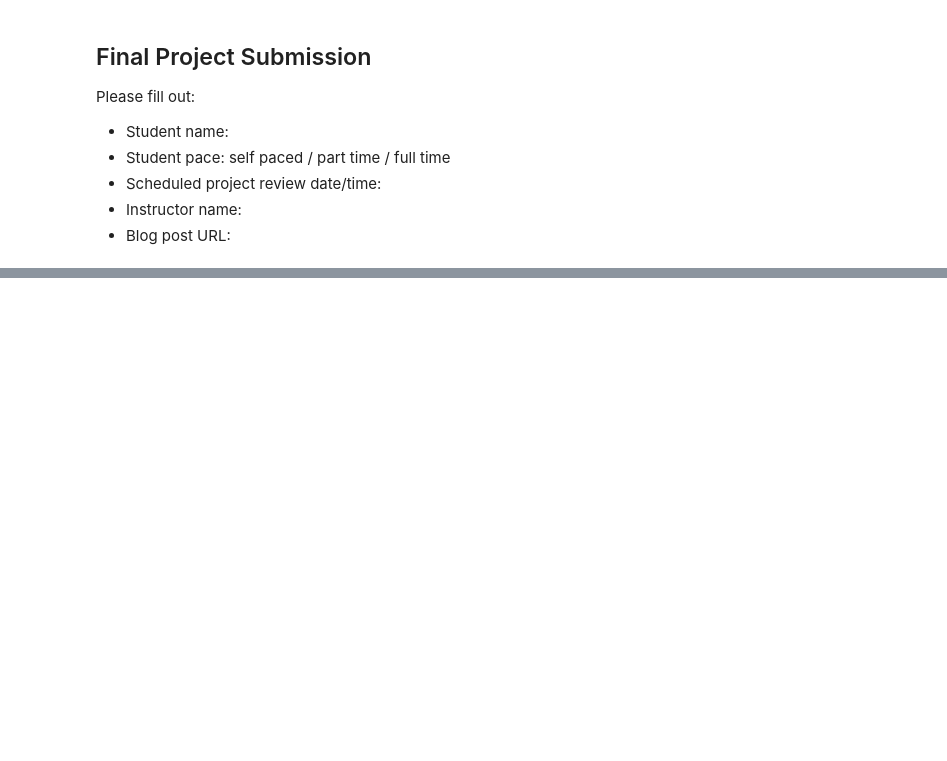
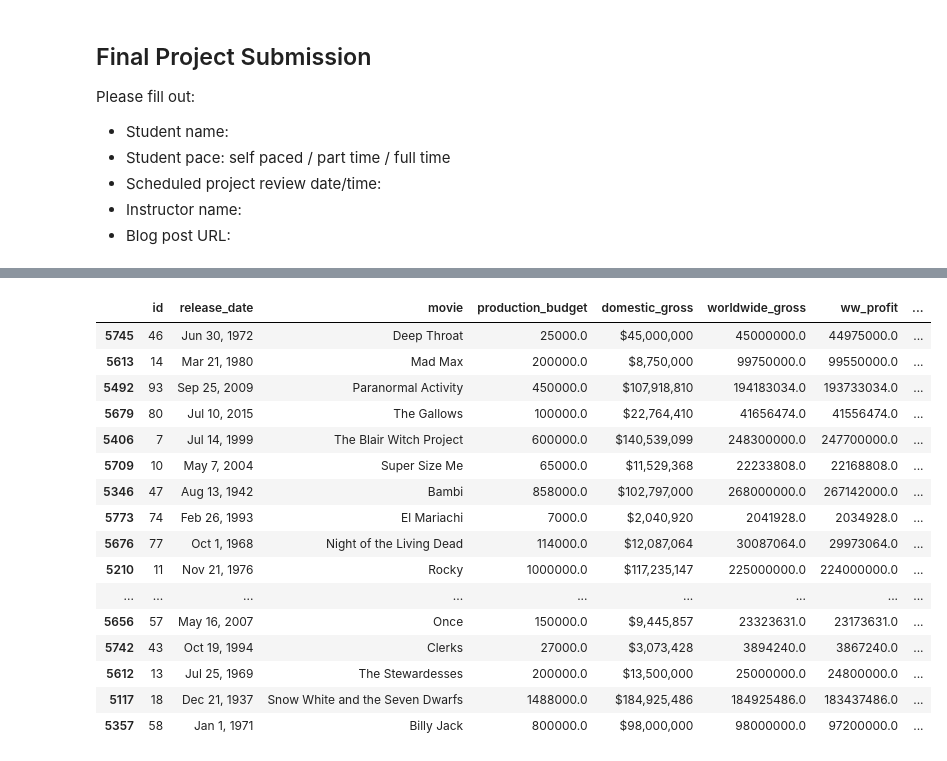
Before and after one commit to Wingaero/Phase-2-Project, a Jupyter notebook: mason.ipynb, the cells around one changed output, grey strips where cells are left out. Cells and saved outputs as stored; diff of their text form; code cells hidden in the pictures; blank space fills up the shorter version.

```diff
--- a/mason.ipynb
+++ b/mason.ipynb
@@ -26,0 +81,8 @@ FileNotFoundError: [Errno 2] No such file or directory: './Phase-2-Project/data/
+# %%
+# Converting worldwide_gross to float
+
+remove_dollar = lambda x: float(x.replace('$', ''))
+
+tn_budgets_df['worldwide_gross'] = tn_budgets_df['worldwide_gross'].str.replace(',', '')
+tn_budgets_df['worldwide_gross'] = tn_budgets_df['worldwide_gross'].apply(remove_dollar)
+tn_budgets_df.head()
@@ -26,0 +96,8 @@ FileNotFoundError: [Errno 2] No such file or directory: './Phase-2-Project/data/
+# %%
+# Converting worldwide_gross to float
+
+remove_dollar = lambda x: float(x.replace('$', ''))
+
+tn_budgets_df['production_budget'] = tn_budgets_df['production_budget'].str.replace(',', '')
+tn_budgets_df['production_budget'] = tn_budgets_df['production_budget'].apply(remove_dollar)
+tn_budgets_df.head()
@@ -26,0 +127,24 @@ FileNotFoundError: [Errno 2] No such file or directory: './Phase-2-Project/data/
+# %%
+tn_budgets_df['ww_profit_ratio'] = tn_budgets_df['worldwide_gross'] / tn_budgets_df['production_budget']
+# %%
+tn_budgets_df['ww_profit'] = tn_budgets_df['worldwide_gross'] - tn_budgets_df['production_budget']
+# %%
+tn_budgets_df.sort_values(by= ['ww_profit_ratio'], ascending = False).head(20)
+# %% [output]
+|  | id | release_date | movie | production_budget | domestic_gross | worldwide_gross | ww_profit | ... |
+| 5745 | 46 | Jun 30, 1972 | Deep Throat | 25000.0 | $45,000,000 | 45000000.0 | 44975000.0 | ... |
+| 5613 | 14 | Mar 21, 1980 | Mad Max | 200000.0 | $8,750,000 | 99750000.0 | 99550000.0 | ... |
+| 5492 | 93 | Sep 25, 2009 | Paranormal Activity | 450000.0 | $107,918,810 | 194183034.0 | 193733034.0 | ... |
+| 5679 | 80 | Jul 10, 2015 | The Gallows | 100000.0 | $22,764,410 | 41656474.0 | 41556474.0 | ... |
+| 5406 | 7 | Jul 14, 1999 | The Blair Witch Project | 600000.0 | $140,539,099 | 248300000.0 | 247700000.0 | ... |
+| 5709 | 10 | May 7, 2004 | Super Size Me | 65000.0 | $11,529,368 | 22233808.0 | 22168808.0 | ... |
+| 5346 | 47 | Aug 13, 1942 | Bambi | 858000.0 | $102,797,000 | 268000000.0 | 267142000.0 | ... |
+| 5773 | 74 | Feb 26, 1993 | El Mariachi | 7000.0 | $2,040,920 | 2041928.0 | 2034928.0 | ... |
+| 5676 | 77 | Oct 1, 1968 | Night of the Living Dead | 114000.0 | $12,087,064 | 30087064.0 | 29973064.0 | ... |
+| 5210 | 11 | Nov 21, 1976 | Rocky | 1000000.0 | $117,235,147 | 225000000.0 | 224000000.0 | ... |
+| ... | ... | ... | ... | ... | ... | ... | ... | ... |
+| 5656 | 57 | May 16, 2007 | Once | 150000.0 | $9,445,857 | 23323631.0 | 23173631.0 | ... |
+| 5742 | 43 | Oct 19, 1994 | Clerks | 27000.0 | $3,073,428 | 3894240.0 | 3867240.0 | ... |
+| 5612 | 13 | Jul 25, 1969 | The Stewardesses | 200000.0 | $13,500,000 | 25000000.0 | 24800000.0 | ... |
+| 5117 | 18 | Dec 21, 1937 | Snow White and the Seven Dwarfs | 1488000.0 | $184,925,486 | 184925486.0 | 183437486.0 | ... |
+| 5357 | 58 | Jan 1, 1971 | Billy Jack | 800000.0 | $98,000,000 | 98000000.0 | 97200000.0 | ... |
```
Also changed, not shown: parts of 11 cells of this notebook.
